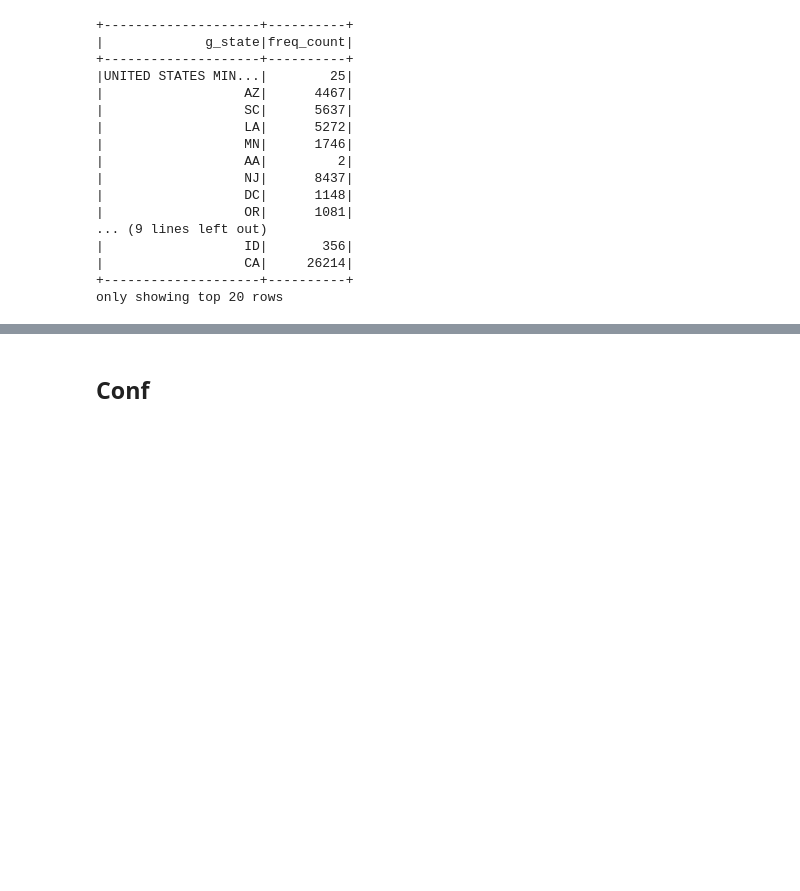
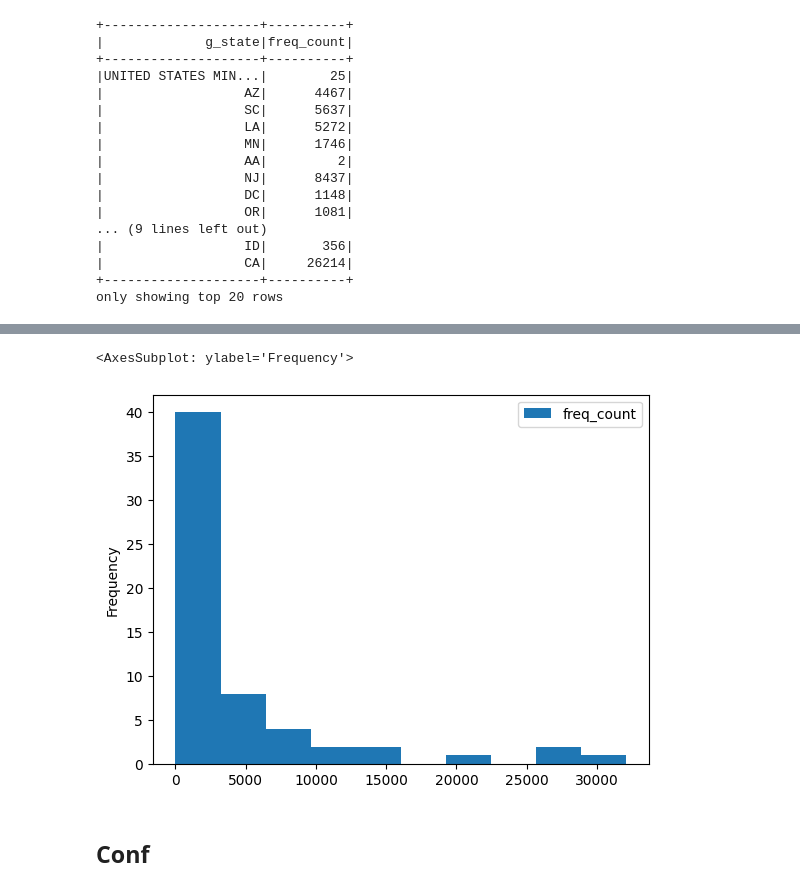
Before and after one commit to deveshpatil619/finance-complaint-, a Jupyter notebook: notebook/EDA.ipynb, the cells around one changed output, grey strips where cells are left out. Cells and saved outputs as stored; diff of their text form; code cells hidden in the pictures; blank space fills up the shorter version.

```diff
--- a/notebook/EDA.ipynb
+++ b/notebook/EDA.ipynb
@@ -161,0 +185,3 @@ DataFrame[complaint_id: string]
+# %%
+## sql query in pyspark
+df1 = spark_session.sql('select state,count(*) as freq_count from complaint group by state')
@@ -162,3 +244,8 @@ DataFrame[complaint_id: string]
+# %%
+df1.toPandas().plot(kind = "hist")
+# %% [output]
+<AxesSubplot: ylabel='Frequency'>
+[figure, added]
 # %% [markdown]
 ## Conf
 # %%
```
Also changed, not shown: parts of 8 cells of this notebook, 1 other file.
